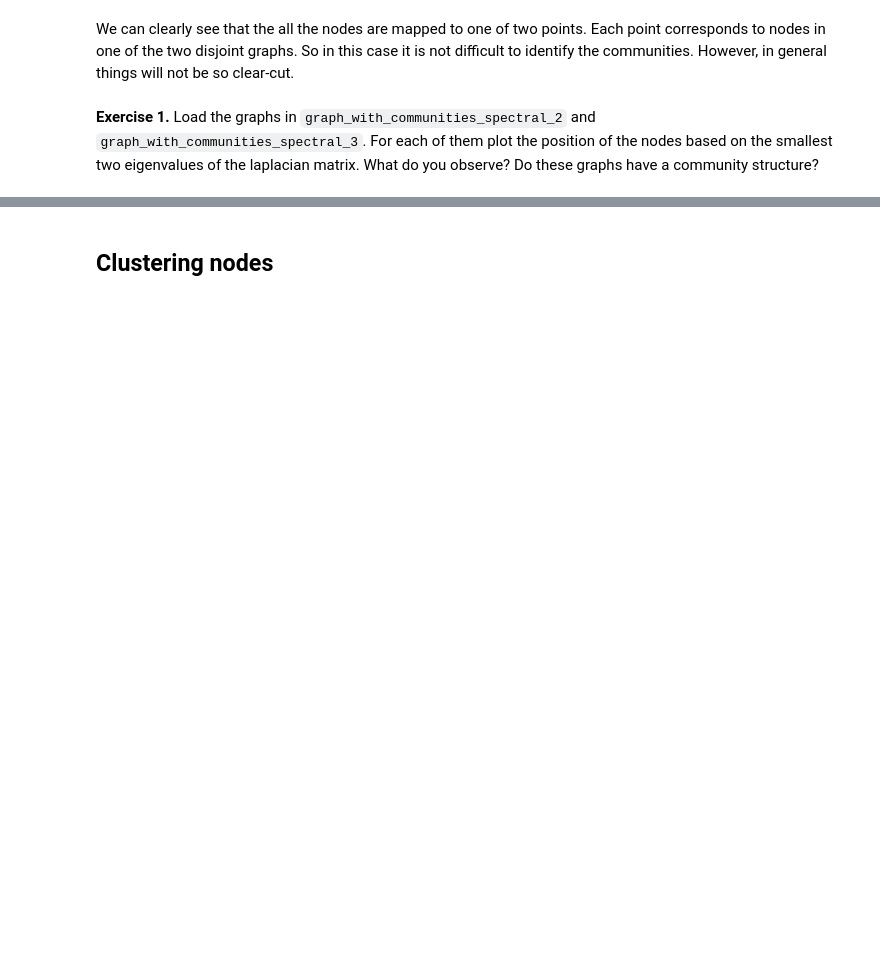
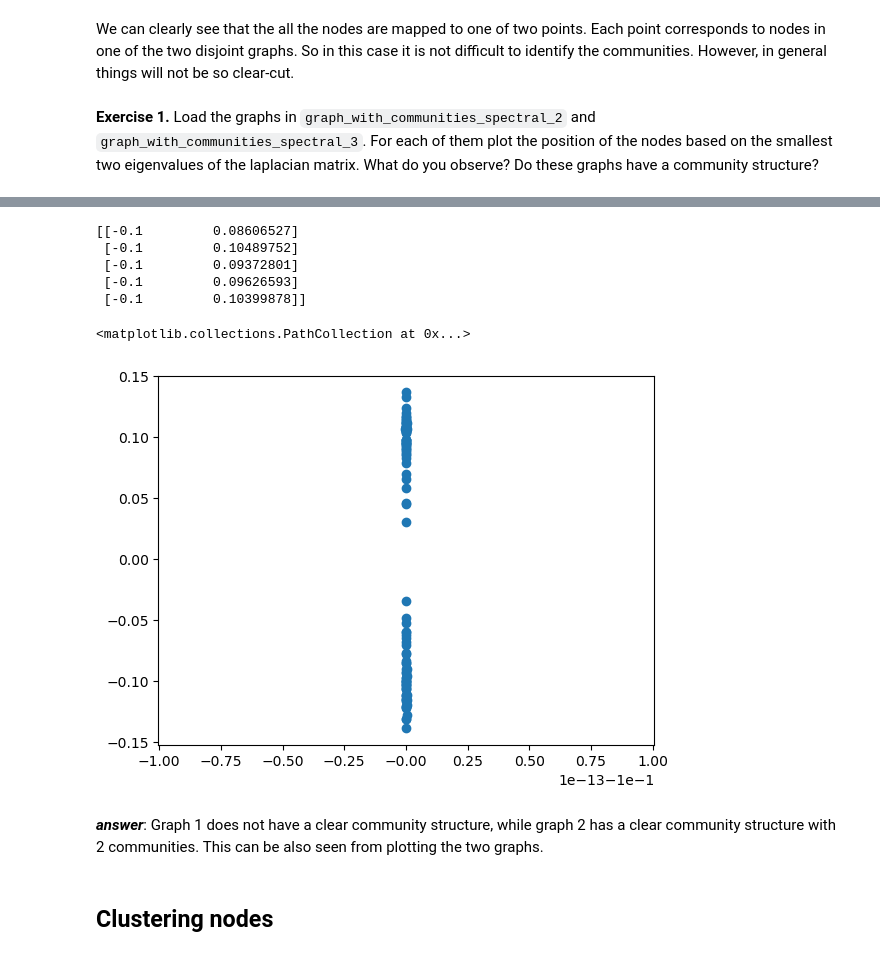
Before and after one commit to lucazini03/Network-Statistics, a Jupyter notebook: Community Detection/Community_detection_workshop_spectral_clustering.ipynb, the cells around one changed output, grey strips where cells are left out. Drawn from its saved outputs; the diff is of its cells as text; code cells hidden in the pictures; blank space fills up the shorter version.

```diff
--- a/Community Detection/Community_detection_workshop_spectral_clustering.ipynb
+++ b/Community Detection/Community_detection_workshop_spectral_clustering.ipynb
@@ -87,3 +150,18 @@ We can clearly see that the all the nodes are mapped to one of two points. Each
+# %%
+X_disjoint3 = np.real(vecs_disjoint3)
+print(X_disjoint3[:5]) #we mapped each of the 200 nodes to a point in 2D
+fig = plt.figure()
+plt.scatter(X_disjoint3[:,0],X_disjoint3[:,1])
+# %% [output]
+[[-0.1         0.08606527]
+ [-0.1         0.10489752]
+ [-0.1         0.09372801]
+ [-0.1         0.09626593]
+ [-0.1         0.10399878]]
+<matplotlib.collections.PathCollection at 0x...>
+[figure, added]
+# %% [markdown]
+***answer***: Graph 1 does not have a clear community structure, while graph 2 has a clear community structure with 2 communities. This can be also seen from plotting the two graphs.
 # %% [markdown]
 ## Clustering nodes
 # %% [markdown]
```
Also changed, not shown: parts of 12 cells of this notebook, 19 other files.
